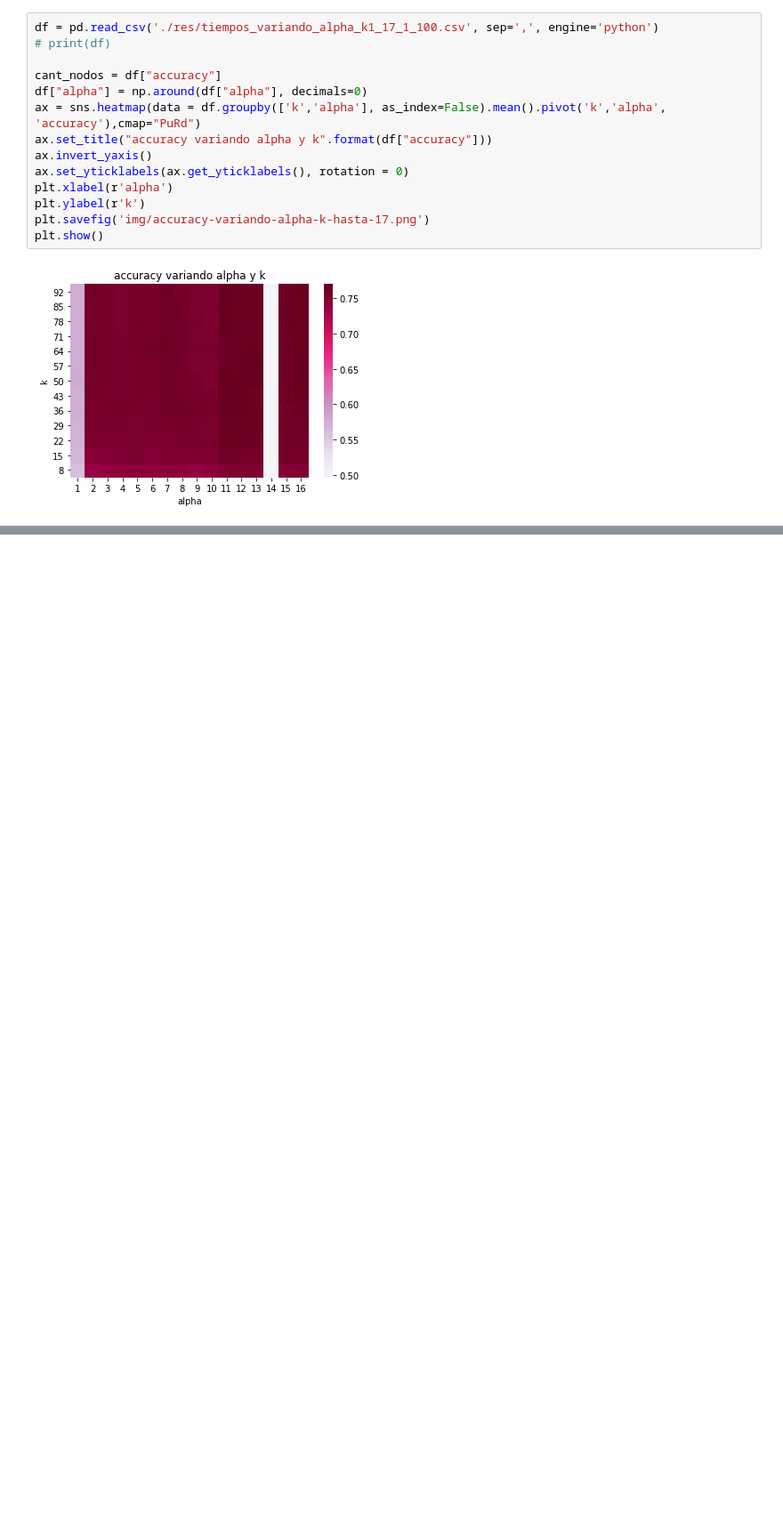
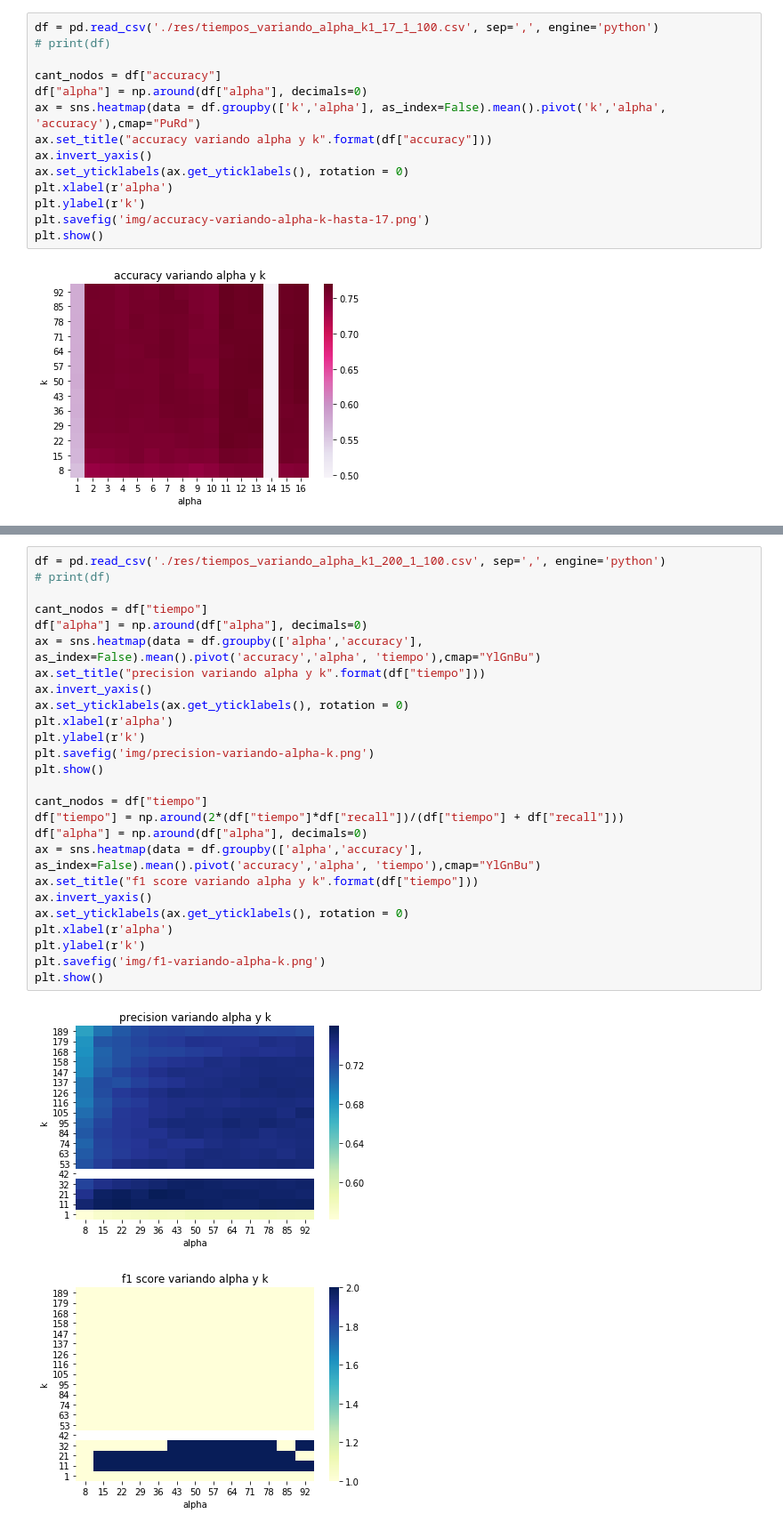
Before and after one commit to ABorgna/metnum, a Jupyter notebook: tp2/exp/graf-k-vs-alpha-vs-accuracy.ipynb, the cells around one changed output, grey strips where cells are left out. Shown at 89% size. Saved outputs shown, nothing was run; the diff lists cells and outputs as text; blank space fills up the shorter version.

```diff
--- a/tp2/exp/graf-k-vs-alpha-vs-accuracy.ipynb
+++ b/tp2/exp/graf-k-vs-alpha-vs-accuracy.ipynb
@@ -235,0 +340,29 @@ plt.show()
+# %%
+df = pd.read_csv('./res/tiempos_variando_alpha_k1_200_1_100.csv', sep=',', engine='python')
+# print(df)
+
+cant_nodos = df["tiempo"]
+df["alpha"] = np.around(df["alpha"], decimals=0)
+ax = sns.heatmap(data = df.groupby(['alpha','accuracy'], as_index=False).mean().pivot('accuracy','alpha', 'tiempo'),cmap="YlGnBu")
+ax.set_title("precision variando alpha y k".format(df["tiempo"]))
+ax.invert_yaxis()
+ax.set_yticklabels(ax.get_yticklabels(), rotation = 0)
+plt.xlabel(r'alpha')
+plt.ylabel(r'k')
+plt.savefig('img/precision-variando-alpha-k.png')
+plt.show()
+
+cant_nodos = df["tiempo"]
+df["tiempo"] = np.around(2*(df["tiempo"]*df["recall"])/(df["tiempo"] + df["recall"]))
+df["alpha"] = np.around(df["alpha"], decimals=0)
+ax = sns.heatmap(data = df.groupby(['alpha','accuracy'], as_index=False).mean().pivot('accuracy','alpha', 'tiempo'),cmap="YlGnBu")
+ax.set_title("f1 score variando alpha y k".format(df["tiempo"]))
+ax.invert_yaxis()
+ax.set_yticklabels(ax.get_yticklabels(), rotation = 0)
+plt.xlabel(r'alpha')
+plt.ylabel(r'k')
+plt.savefig('img/f1-variando-alpha-k.png')
+plt.show()
+# %% [output]
+[figure, added]
+[figure, added]
```
Also changed, not shown: parts of 4 cells of this notebook, 25 other files.
